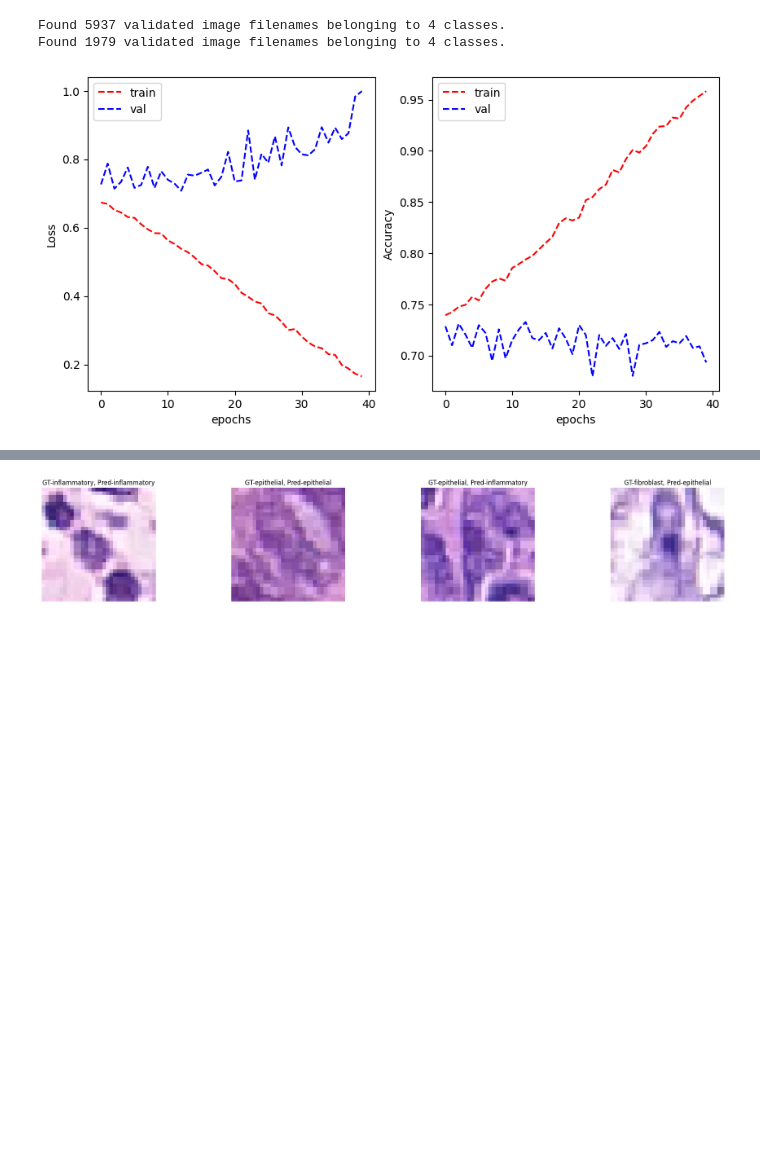
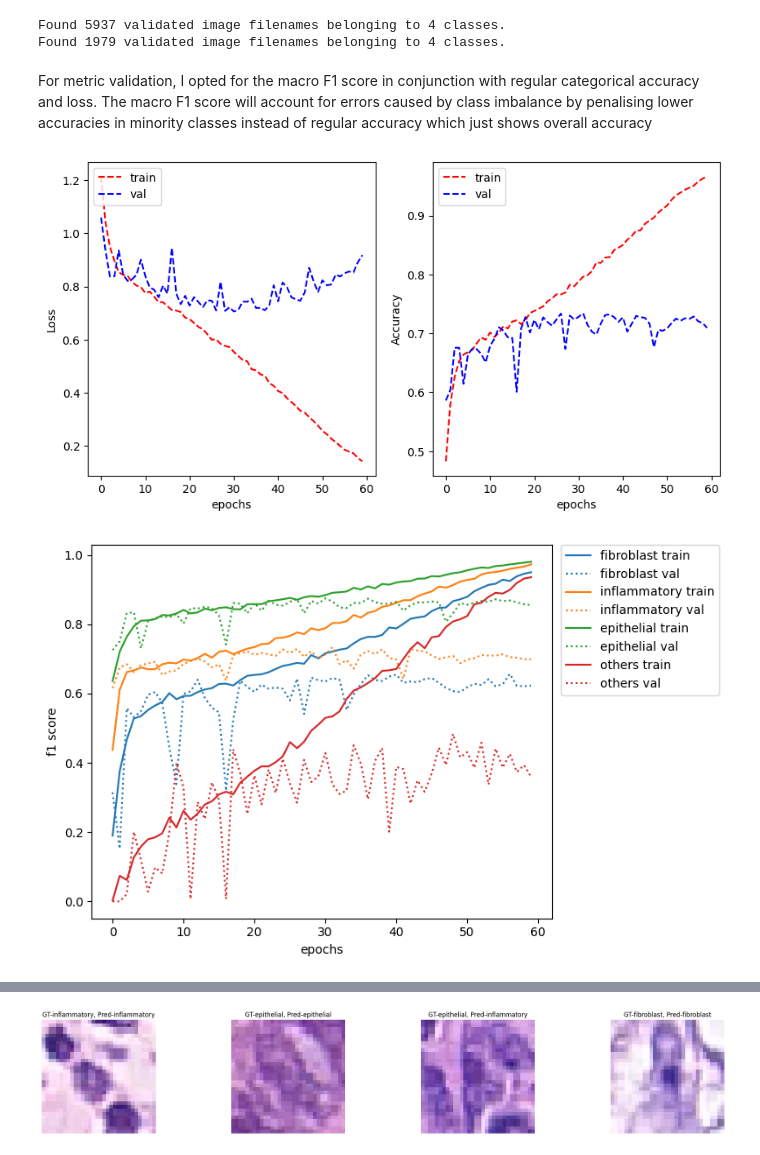
Before and after one commit to FM-RMIT/COSC2673-assignment-2, a Jupyter notebook: Untitled0.ipynb, the cells around one changed output, grey strips where cells are left out. Saved outputs shown, nothing was run; the diff lists cells and outputs as text; code cells hidden in the pictures; blank space fills up the shorter version.

Commit message:
working f1 macro

```diff
--- a/Untitled0.ipynb
+++ b/Untitled0.ipynb
@@ -296,5 +311,5 @@ label_names = {'nonCancerous' : 0, 'cancerous' : 1}
 # %%
-d_inv = {v: k for k, v in label_names.items()}
+cellType_d_inv = {v: k for k, v in cellType_label_names.items()}
 plt.figure(figsize=(32,4))
 batches = 0
 for x,y in test_generator:
@@ -304,7 +319,7 @@ for x,y in test_generator:
         if batches < 5:
             plt.subplot(1,5,batches)
             plt.imshow(x)
-            plt.title("GT-{}, Pred-{}".format(d_inv[np.argmax(y[0])], d_inv[np.argmax(y_hat[0])] ))
+            plt.title("GT-{}, Pred-{}".format(cellType_d_inv[np.argmax(y[0])], cellType_d_inv[np.argmax(y_hat[0])] ))
 
         else:
             break
@@ -341,7 +356,8 @@ Base model implimentation, setting hyperparameters
 INPUT_DIM = (32,32,3) # 32 by 32 image with 3 colours (RGB)
 HIDDEN_LAYER_DIM = 2**8 # Hyper parameter
 OUTPUT_CLASSES = 4
-
+cellType_label_names = {'fibroblast' : 0, 'inflammatory' : 1, 'epithelial' : 2, 'others' : 3}
+cellType_d_inv = {v: k for k, v in cellType_label_names.items()}
 import tensorflow as tf
 AUTOTUNE = tf.data.experimental.AUTOTUNE
 print(tf.__version__)
@@ -380,7 +396,7 @@ You must install graphviz (see instructions at https://graphviz.gitlab.io/downlo
 optimizer = tf.keras.optimizers.SGD(learning_rate=0.01)
 model.compile(optimizer=optimizer,
               loss=tf.keras.losses.CategoricalCrossentropy(from_logits=False),
-              metrics=['categorical_accuracy']) # F1 score. Macro score is the best
+              metrics=['categorical_accuracy', 'f1_score'])
 # %%
 train_data['cellType'] = train_data['cellType'].astype('str')
 val_data['cellType'] = val_data['cellType'].astype('str')
@@ -424,13 +440,22 @@ Found 1979 validated image filenames belonging to 4 classes.
 # argument: callbacks=[callback]
 history = model.fit(train_generator,
                     validation_data = validation_generator,
-                    epochs=40, verbose=0)
+                    epochs=60, verbose=0)
+# %% [markdown]
+For metric validation, I opted for the macro F1 score in conjunction with regular categorical accuracy and loss. The macro F1 score will account for errors caused by class imbalance by penalising lower accuracies in minority classes instead of regular accuracy which just shows overall accuracy
 # %%
 plot_learning_curve(history.history['loss'], history.history['val_loss'],
                     history.history['categorical_accuracy'], history.history['val_categorical_accuracy'],
                     metric_name='Accuracy')
+
+class_names = [cellType_d_inv[int(x)] for x in list(train_generator.class_indices.keys())]
+f1_train = np.stack(history.history["f1_score"])
+f1_val   = np.stack(history.history["val_f1_score"])
+
+plot_f1(f1_train, f1_val, class_names)
 # %% [output]
-[figure, old version]
+[figure, new version]
+[figure, added]
 # %%
 test_data['cellType'] = test_data['cellType'].astype('str')
 test_datagen = ImageDataGenerator(rescale=1./255, data_format='channels_last')
```
Also changed, not shown: parts of 12 cells of this notebook, 1 other file.
